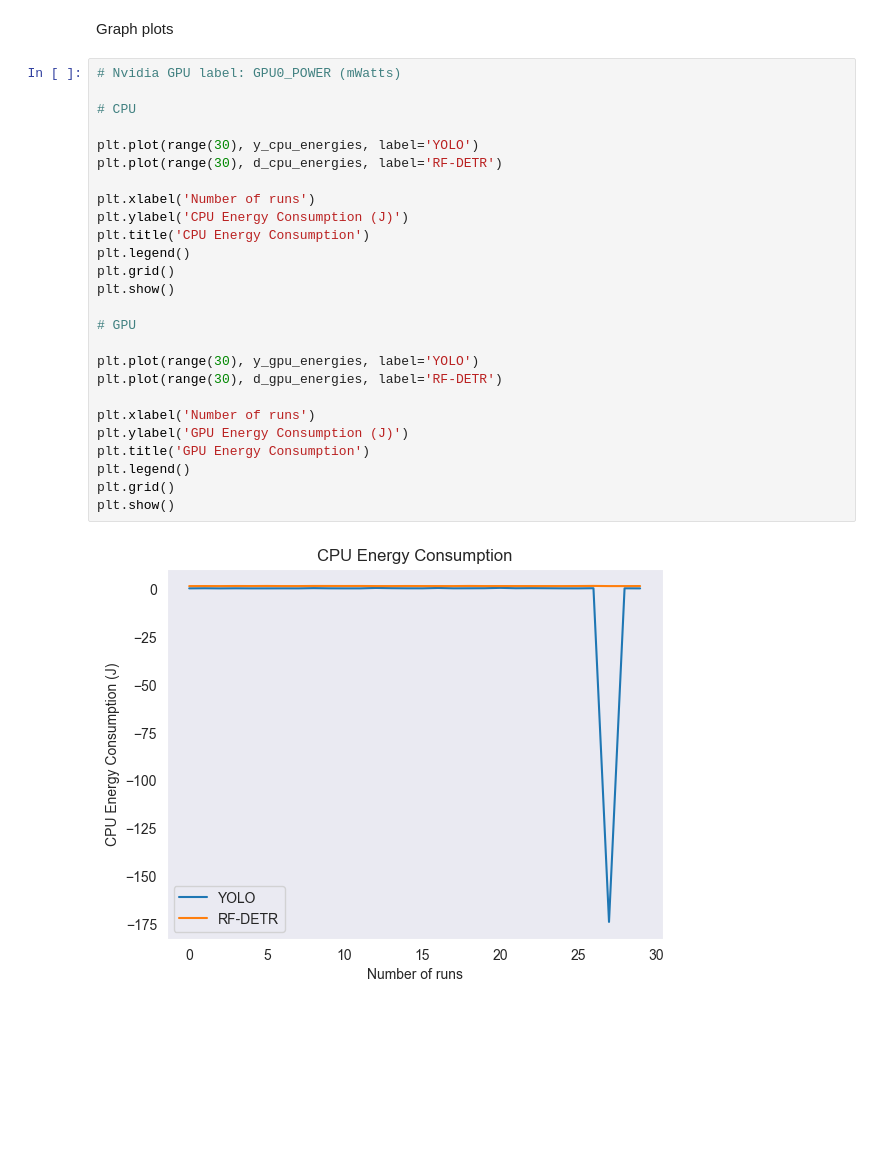
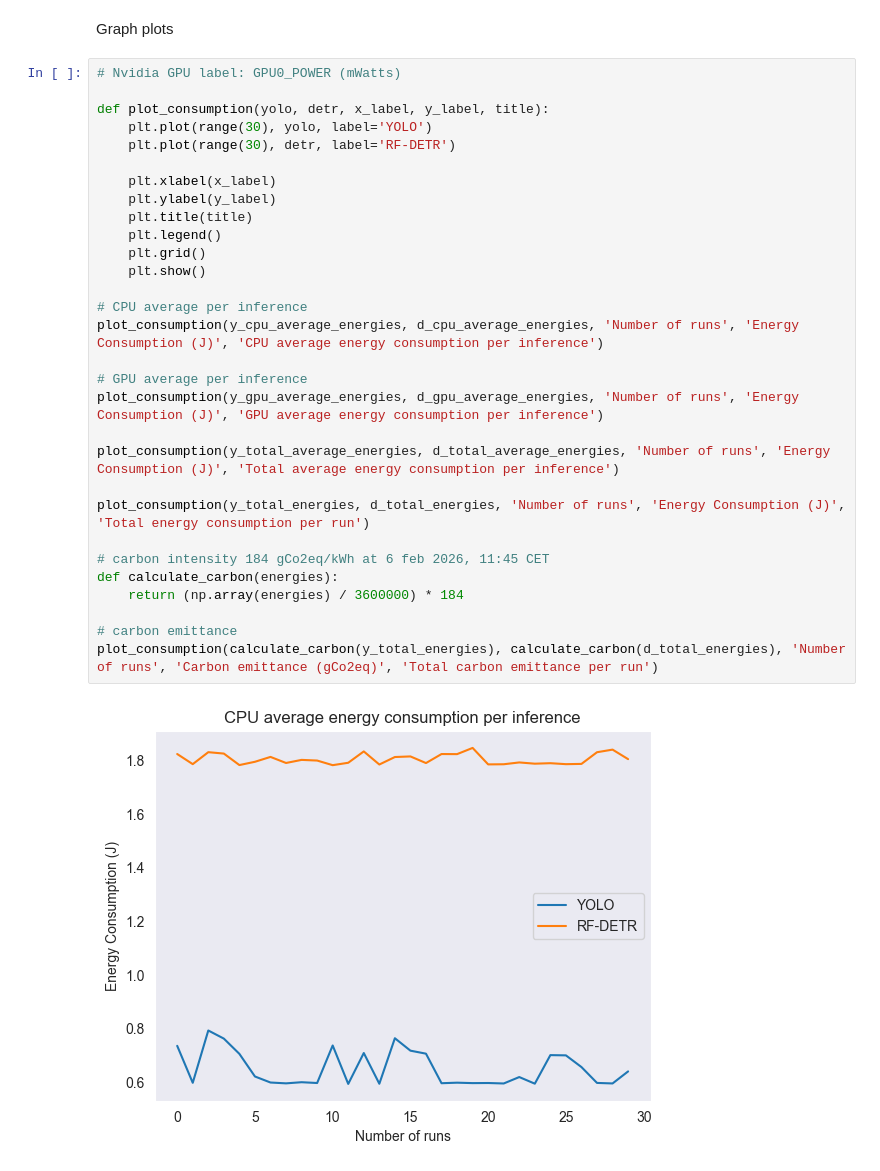
Before and after one commit to riritz/Sustainable_SE, a Jupyter notebook: data_analysis/data_analysis_multi_run.ipynb, the cells around one changed output. Drawn from its saved outputs; the diff is of its cells as text; blank space fills up the shorter version.

```diff
--- a/data_analysis/data_analysis_multi_run.ipynb
+++ b/data_analysis/data_analysis_multi_run.ipynb
@@ -190,28 +202,32 @@ Graph plots
 # %%
 # Nvidia GPU label: GPU0_POWER (mWatts)
 
-# CPU
+def plot_consumption(yolo, detr, x_label, y_label, title):
+    plt.plot(range(30), yolo, label='YOLO')
+    plt.plot(range(30), detr, label='RF-DETR')
 
-plt.plot(range(30), y_cpu_energies, label='YOLO')
-plt.plot(range(30), d_cpu_energies, label='RF-DETR')
+    plt.xlabel(x_label)
+    plt.ylabel(y_label)
+    plt.title(title)
+    plt.legend()
+    plt.grid()
+    plt.show()
 
-plt.xlabel('Number of runs')
-plt.ylabel('CPU Energy Consumption (J)')
-plt.title('CPU Energy Consumption')
-plt.legend()
-plt.grid()
-plt.show()
+# CPU average per inference
+plot_consumption(y_cpu_average_energies, d_cpu_average_energies, 'Number of runs', 'Energy Consumption (J)', 'CPU average energy consumption per inference')
 
-# GPU
+# GPU average per inference
+plot_consumption(y_gpu_average_energies, d_gpu_average_energies, 'Number of runs', 'Energy Consumption (J)', 'GPU average energy consumption per inference')
 
-plt.plot(range(30), y_gpu_energies, label='YOLO')
-plt.plot(range(30), d_gpu_energies, label='RF-DETR')
+plot_consumption(y_total_average_energies, d_total_average_energies, 'Number of runs', 'Energy Consumption (J)', 'Total average energy consumption per inference')
 
-plt.xlabel('Number of runs')
-plt.ylabel('GPU Energy Consumption (J)')
-plt.title('GPU Energy Consumption')
-plt.legend()
-plt.grid()
-plt.show()
+plot_consumption(y_total_energies, d_total_energies, 'Number of runs', 'Energy Consumption (J)', 'Total energy consumption per run')
+
+# carbon intensity 184 gCo2eq/kWh at 6 feb 2026, 11:45 CET
+def calculate_carbon(energies):
+    return (np.array(energies) / 3600000) * 184
+
+# carbon emittance
+plot_consumption(calculate_carbon(y_total_energies), calculate_carbon(d_total_energies), 'Number of runs', 'Carbon emittance (gCo2eq)', 'Total carbon emittance per run')
 # %% [output]
-[figure, old version]
+[figure, new version]
```
Also changed, not shown: parts of 5 cells of this notebook.
